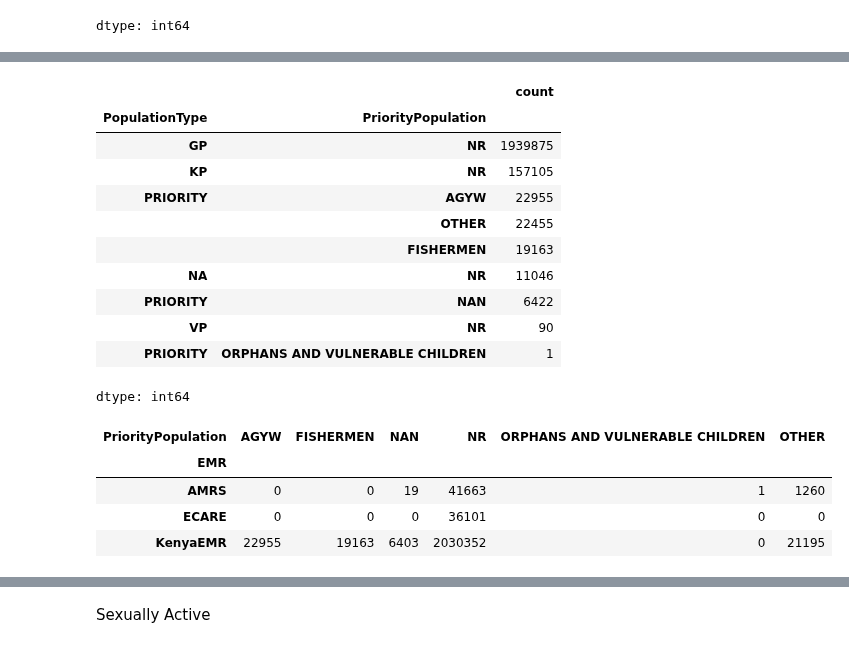
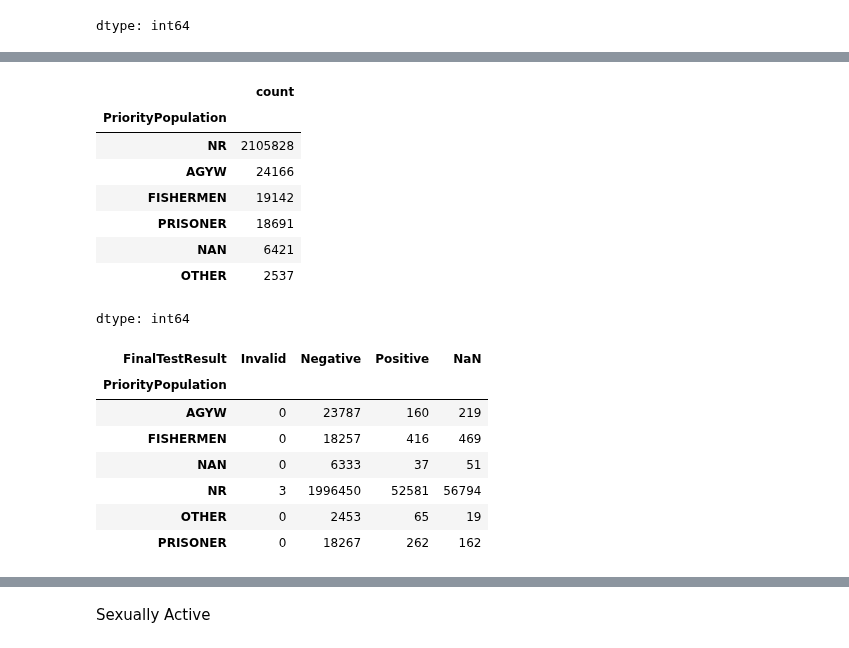
Before and after one commit to FridaOyucho/HTS-Model-, a Jupyter notebook: HTSModelDataPrep25082026.ipynb, the cells around one changed output, grey strips where cells are left out. Cells and saved outputs as stored; diff of their text form; code cells hidden in the pictures.

```diff
--- a/HTSModelDataPrep25082026.ipynb
+++ b/HTSModelDataPrep25082026.ipynb
@@ -475,6 +449,6 @@ Index(['SiteCode', 'PatientPk', 'VisitDate', 'PopulationType', 'KeyPopulation',
 # %%
 #variables to drop
-variables_to_drop = [ "KMPDC_reg_no", "InfrastructureType", "HTS_Deployment", "HTS_Use", "EMR_Status","SDP_Agency", "KEPH_Level",'Clients_LoadDate','Owner','Eligibility_LoadDate','ReceivedServices']
+variables_to_drop = [ "KMPDC_reg_no", "InfrastructureType", "HTS_Deployment", "HTS_Use", "EMR_Status","SDP_Agency",'Clients_LoadDate','Owner','Eligibility_LoadDate','Disability','DisabilityType','EverTestedForHiv','RelationshipWithContact' ]
 
 hts = hts.drop(variables_to_drop, errors='ignore')
 
@@ -525,3 +503,10 @@ display(hts['PopulationType'].value_counts(dropna=False))
 | NA | 11046 |
 | Vulnerable Population | 90 |
 dtype: int64
+# %%
+#Rename Vulnerable_Pop to Key_Pop because it has very few records
+hts['PopulationType']= hts['PopulationType'].replace(
+    'Vulnerable Population',
+    'Key Population'
+)
+hts['PopulationType'].value_counts(dropna=False)
@@ -552,23 +555,23 @@ conditions = [
     hts['PopulationType'] != 'KP', # If PopulationType is not KP, set to NR
     (hts['PopulationType'] == 'KP') & hts['KeyPopulation'].str.contains('FEMALE', na=False),
     (hts['PopulationType'] == 'KP') & hts['KeyPopulation'].str.contains('MEN', na=False),
-    (hts['PopulationType'] == 'KP') & hts['KeyPopulation'].str.contains('DRUGS', na=False),
-    (hts['PopulationType'] == 'KP') & hts['KeyPopulation'].str.contains('PRISON|TRANS', na=False)
+    (hts['PopulationType'] == 'KP') & hts['KeyPopulation'].str.contains('PRISON', na=False),
+    (hts['PopulationType'] == 'KP') & hts['KeyPopulation'].str.contains('DRUGS|OTHER', na=False),
+
 ]
 
 choices = [
     'NR',
     'FSW',
     'MSM',
-    'PWID',
-    'OTHER'
+    'PRISONER',
+    'PWID'
 ]
 
-hts['KeyPopulation'] = np.select(conditions, choices, default=hts['KeyPopulation'])
+hts['KeyPopulation'] = np.select(conditions, choices, default=hts['KeyPopulation']) #Combined Other with PWID because Other had 45records
 
 #display(hts['KeyPopulation'].value_counts(dropna=False))
 
-# Only people in KP or Priority should have a non-Null value here
 display(hts[['PopulationType', 'KeyPopulation']].value_counts(dropna=False))
 # %% [output]
 |  |  | count |
@@ -606,50 +632,49 @@ hts['PriorityPopulation'] = hts['PriorityPopulation'].astype(str).str.upper()
 conditions = [
     hts['PopulationType'] != 'PRIORITY', # If PopulationType is not PRIORITY, set to NR
     (hts['PopulationType'] == 'PRIORITY') & hts['PriorityPopulation'].str.contains('FISHER', na=False),
-    (hts['PopulationType'] == 'PRIORITY') & hts['PriorityPopulation'].str.contains('ADOLESCENT ', na=False),
-    (hts['PopulationType'] == 'PRIORITY') & hts['PriorityPopulation'].str.contains('MILITARY|PRISONER|TRUCK|YOUNG|FAMILIES|PEOPLE|SERVICE|WIDOWS|OTHERS', na=False)
+    (hts['PopulationType'] == 'PRIORITY') & hts['PriorityPopulation'].str.contains('ADOLESCENT|YOUNG ', na=False),
+    (hts['PopulationType'] == 'PRIORITY') & hts['PriorityPopulation'].str.contains('PRISONER', na=False),
+    (hts['PopulationType'] == 'PRIORITY') & hts['PriorityPopulation'].str.contains('MILITARY|TRUCK|FAMILIES|PEOPLE|SERVICE|WIDOWS|OTHERS|ORPHANS', na=False)
 ]
 
 choices = [
     'NR',
     'FISHERMEN',
     'AGYW',
+    'PRISONER',
     'OTHER'
 ]
 
 hts['PriorityPopulation'] = np.select(conditions, choices, default=hts['PriorityPopulation'])
 
 # Display the new distribution of PriorityPopulation
-#display(hts['PriorityPopulation'].value_counts(dropna=False))
-
-# Only people in KP or Priority should have a non-Null value here
-display(hts[['PopulationType', 'PriorityPopulation']].value_counts(dropna=False))
+display(hts['PriorityPopulation'].value_counts(dropna=False))
 # %% [output]
-|  |  | count |
-| PopulationType | PriorityPopulation |  |
-| GP | NR | 1939875 |
-| KP | NR | 157105 |
-| PRIORITY | AGYW | 22955 |
-|  | OTHER | 22455 |
-|  | FISHERMEN | 19163 |
-| NA | NR | 11046 |
-| PRIORITY | NAN | 6422 |
-| VP | NR | 90 |
-| PRIORITY | ORPHANS AND VULNERABLE CHILDREN | 1 |
+|  | count |
+| PriorityPopulation |  |
+| NR | 2105828 |
+| AGYW | 24166 |
+| FISHERMEN | 19142 |
+| PRISONER | 18691 |
+| NAN | 6421 |
+| OTHER | 2537 |
 dtype: int64
 # %%
-#Verify EMR sites with Keypop gaps
+#Check for positivity rate
 pd.crosstab(
-    hts['EMR'],
     hts['PriorityPopulation'],
+    hts['FinalTestResult'],
     dropna=False
 )
 # %% [output]
-| PriorityPopulation | AGYW | FISHERMEN | NAN | NR | ORPHANS AND VULNERABLE CHILDREN | OTHER |
-| EMR |  |  |  |  |  |  |
-| AMRS | 0 | 0 | 19 | 41663 | 1 | 1260 |
-| ECARE | 0 | 0 | 0 | 36101 | 0 | 0 |
-| KenyaEMR | 22955 | 19163 | 6403 | 2030352 | 0 | 21195 |
+| FinalTestResult | Invalid | Negative | Positive | NaN |
+| PriorityPopulation |  |  |  |  |
+| AGYW | 0 | 23787 | 160 | 219 |
+| FISHERMEN | 0 | 18257 | 416 | 469 |
+| NAN | 0 | 6333 | 37 | 51 |
+| NR | 3 | 1996450 | 52581 | 56794 |
+| OTHER | 0 | 2453 | 65 | 19 |
+| PRISONER | 0 | 18267 | 262 | 162 |
 # %%
 # Fix population type
 hts_population_conditions = [
```
Also changed, not shown: parts of 61 cells of this notebook.
